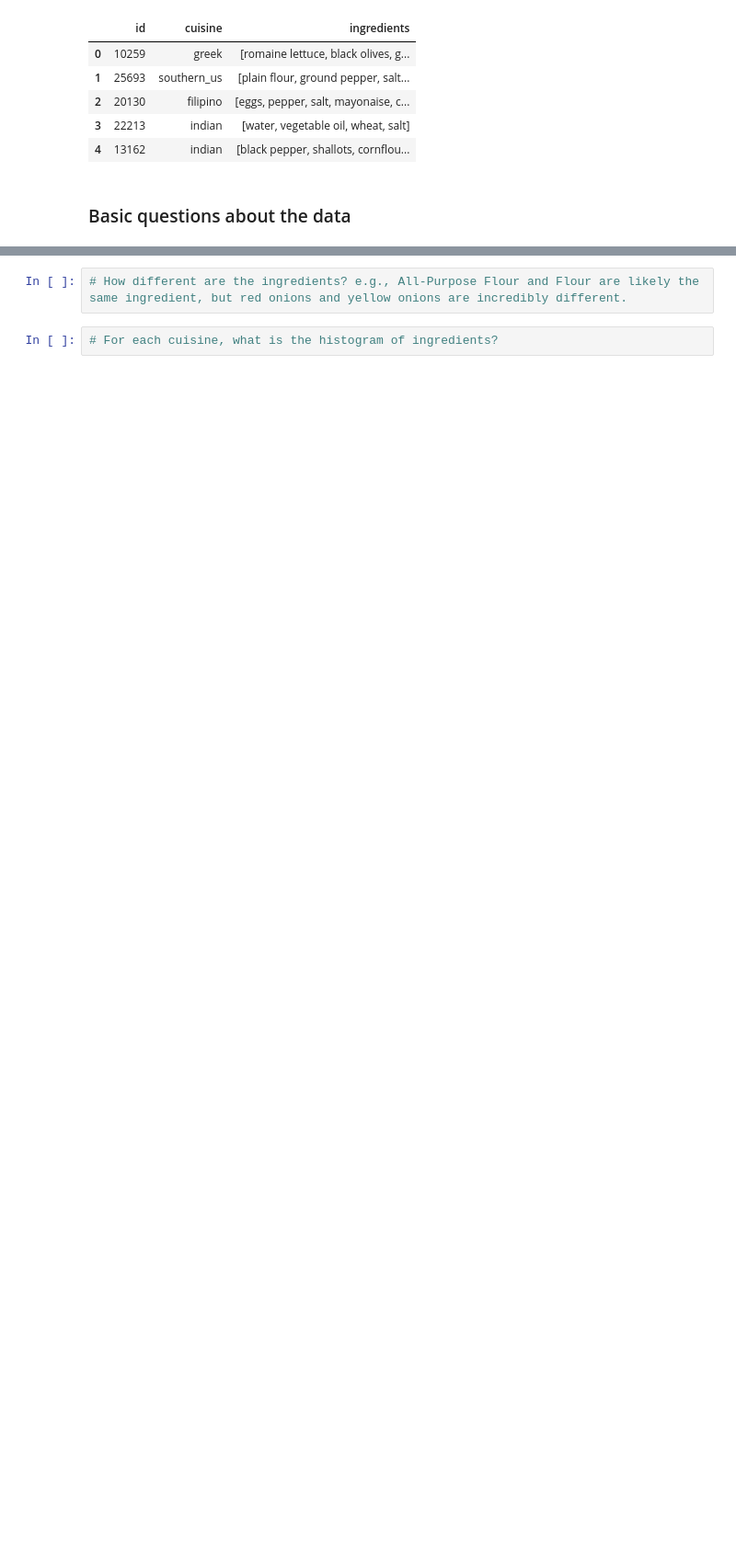
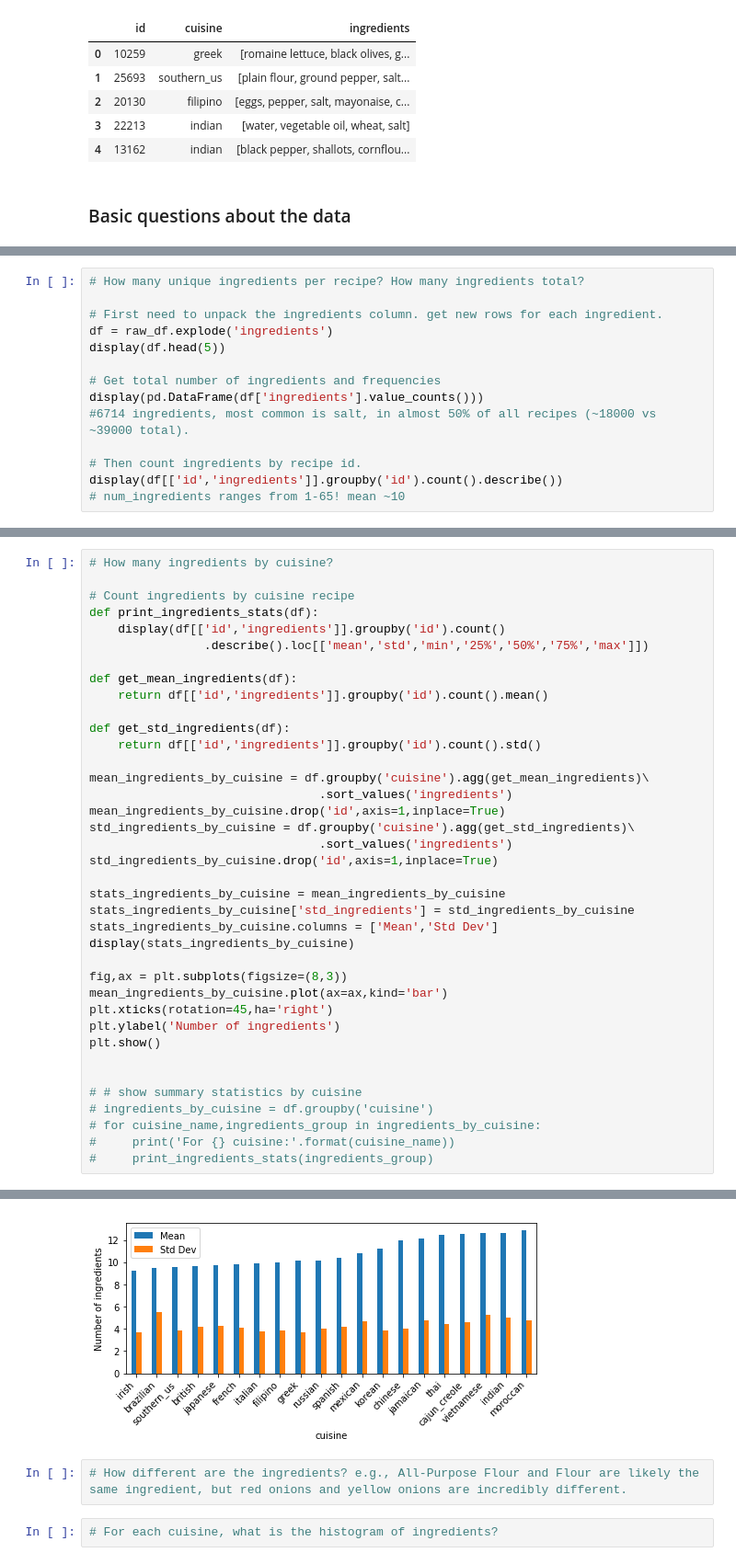
Before and after one commit to jeffcfho/DataChallenges, a Jupyter notebook: 0_Exploratory_Data_Analysis.ipynb, the cells around one changed output, grey strips where cells are left out. Shown at 92% size. Cells and saved outputs as stored; diff of their text form; blank space fills up the shorter version.

```diff
--- a/0_Exploratory_Data_Analysis.ipynb
+++ b/0_Exploratory_Data_Analysis.ipynb
@@ -121,0 +110,14 @@ Name: cuisine, dtype: int64
+# %%
+# How many unique ingredients per recipe? How many ingredients total?
+
+# First need to unpack the ingredients column. get new rows for each ingredient.
+df = raw_df.explode('ingredients')
+display(df.head(5))
+
+# Get total number of ingredients and frequencies
+display(pd.DataFrame(df['ingredients'].value_counts()))
+#6714 ingredients, most common is salt, in almost 50% of all recipes (~18000 vs ~39000 total).
+
+# Then count ingredients by recipe id.
+display(df[['id','ingredients']].groupby('id').count().describe())
+# num_ingredients ranges from 1-65! mean ~10
@@ -121,0 +188,39 @@ Name: cuisine, dtype: int64
+# %%
+# How many ingredients by cuisine?
+
+# Count ingredients by cuisine recipe
+def print_ingredients_stats(df):
+    display(df[['id','ingredients']].groupby('id').count()
+                .describe().loc[['mean','std','min','25%','50%','75%','max']])
+
+def get_mean_ingredients(df):
+    return df[['id','ingredients']].groupby('id').count().mean()
+
+def get_std_ingredients(df):
+    return df[['id','ingredients']].groupby('id').count().std()
+
+mean_ingredients_by_cuisine = df.groupby('cuisine').agg(get_mean_ingredients)\
+                                .sort_values('ingredients')
+mean_ingredients_by_cuisine.drop('id',axis=1,inplace=True)
+std_ingredients_by_cuisine = df.groupby('cuisine').agg(get_std_ingredients)\
+                                .sort_values('ingredients')
+std_ingredients_by_cuisine.drop('id',axis=1,inplace=True)
+
+stats_ingredients_by_cuisine = mean_ingredients_by_cuisine
+stats_ingredients_by_cuisine['std_ingredients'] = std_ingredients_by_cuisine
+stats_ingredients_by_cuisine.columns = ['Mean','Std Dev']
+display(stats_ingredients_by_cuisine)
+
+fig,ax = plt.subplots(figsize=(8,3))
+mean_ingredients_by_cuisine.plot(ax=ax,kind='bar')
+plt.xticks(rotation=45,ha='right')
+plt.ylabel('Number of ingredients')
+plt.show()
+
+
+# # show summary statistics by cuisine
+# ingredients_by_cuisine = df.groupby('cuisine')
+# for cuisine_name,ingredients_group in ingredients_by_cuisine:
+#     print('For {} cuisine:'.format(cuisine_name))
+#     print_ingredients_stats(ingredients_group)
+# %% [output]
@@ -122,3 +245,4 @@ Name: cuisine, dtype: int64
+[figure, added]
 # %%
 # How different are the ingredients? e.g., All-Purpose Flour and Flour are likely the same ingredient, but red onions and yellow onions are incredibly different.
 # %%
```
Also changed, not shown: parts of 12 cells of this notebook.
